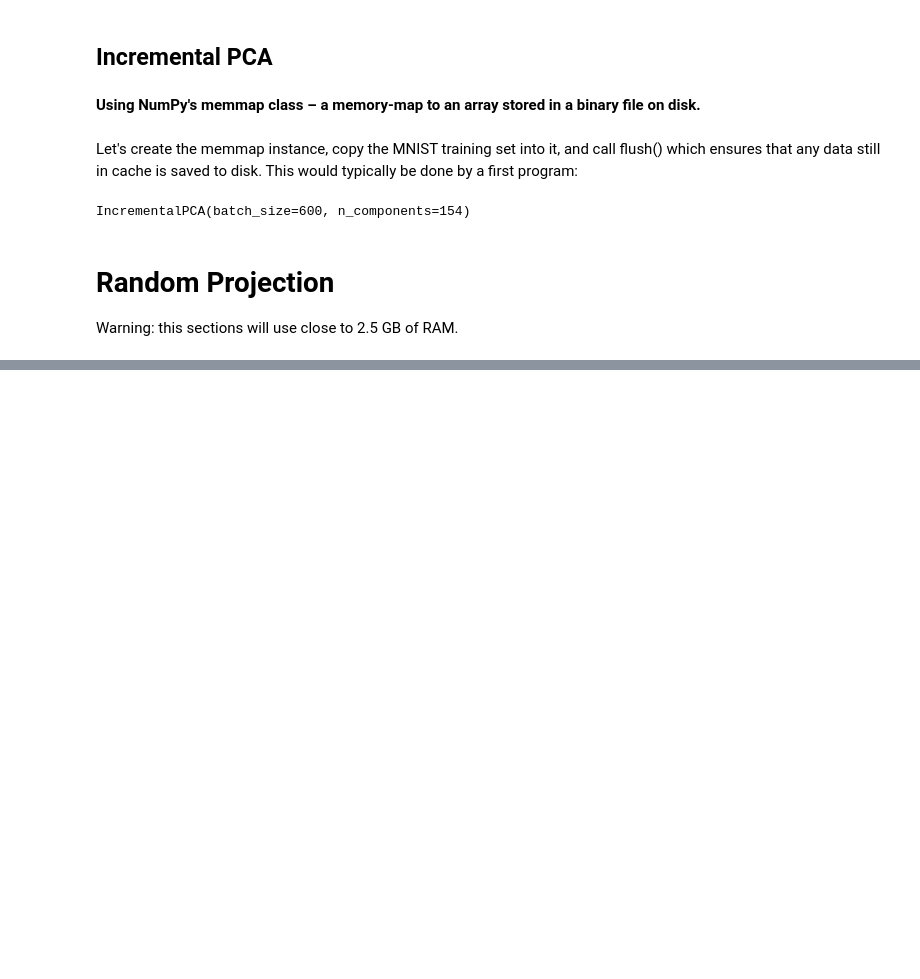
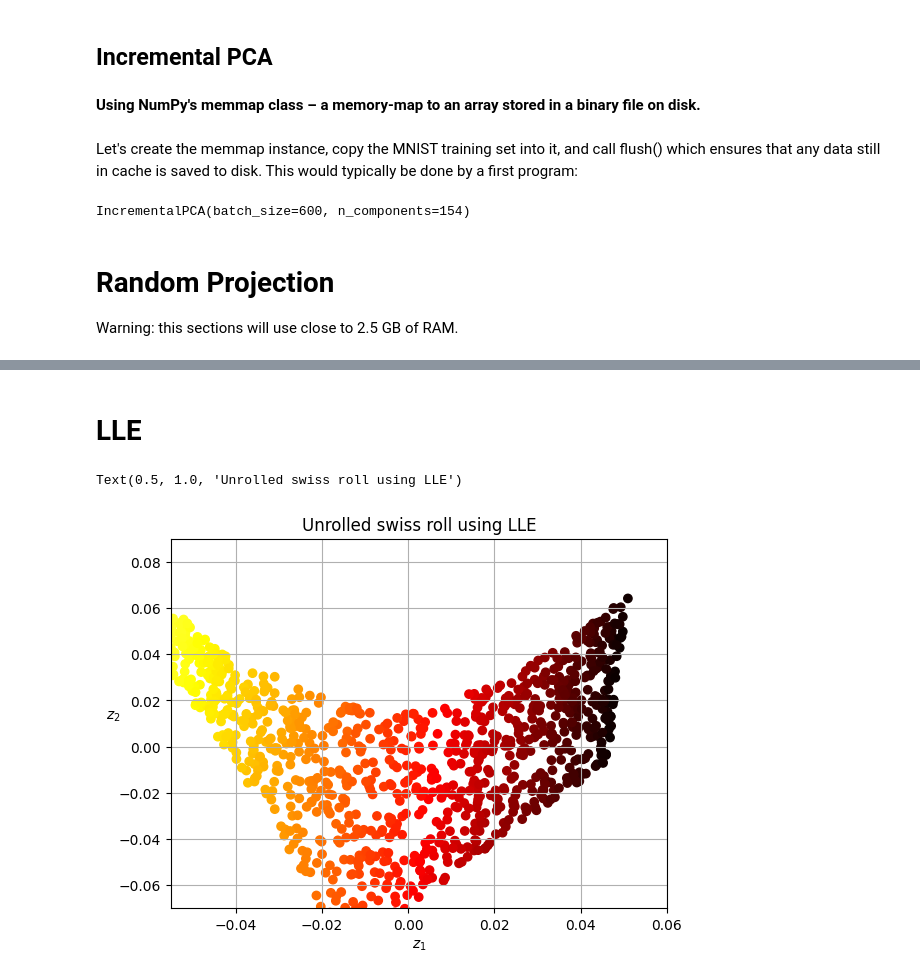
Before and after one commit to ArezooAalipanah/machine_learning3, a Jupyter notebook: HML3_ch8.ipynb, the cells around one changed output, grey strips where cells are left out. Cells and saved outputs as stored; diff of their text form; code cells hidden in the pictures; blank space fills up the shorter version.

```diff
--- a/HML3_ch8.ipynb
+++ b/HML3_ch8.ipynb
@@ -540,0 +602,24 @@ Warning: this sections will use close to 2.5 GB of RAM.
+# %% [markdown]
+# LLE
+# %%
+"""
+The following code makes a Swiss roll, then uses Scikit-Learn’s LocallyLinearEmbed
+ding class to unroll it:"""
+from sklearn.datasets import make_swiss_roll
+from sklearn.manifold import LocallyLinearEmbedding
+
+X_swiss, t = make_swiss_roll(n_samples = 1000, noise = 0.2, random_state = 42)
+lle = LocallyLinearEmbedding(n_components = 2, n_neighbors =10, random_state = 42)
+X_unrolled = lle.fit_transform(X_swiss)
+# %%
+plt.scatter(X_unrolled[:, 0 ], X_unrolled[:, 1],
+            c = t, cmap = darker_hot)
+plt.xlabel("$z_1$")
+plt.ylabel("$z_2$", rotation = 0)
+plt.axis([-0.055, 0.060, -0.070, 0.090])
+plt.grid(True)
+
+plt.title("Unrolled swiss roll using LLE")
+# %% [output]
+Text(0.5, 1.0, 'Unrolled swiss roll using LLE')
+[figure, added]
```
Also changed, not shown: parts of 18 cells of this notebook.
